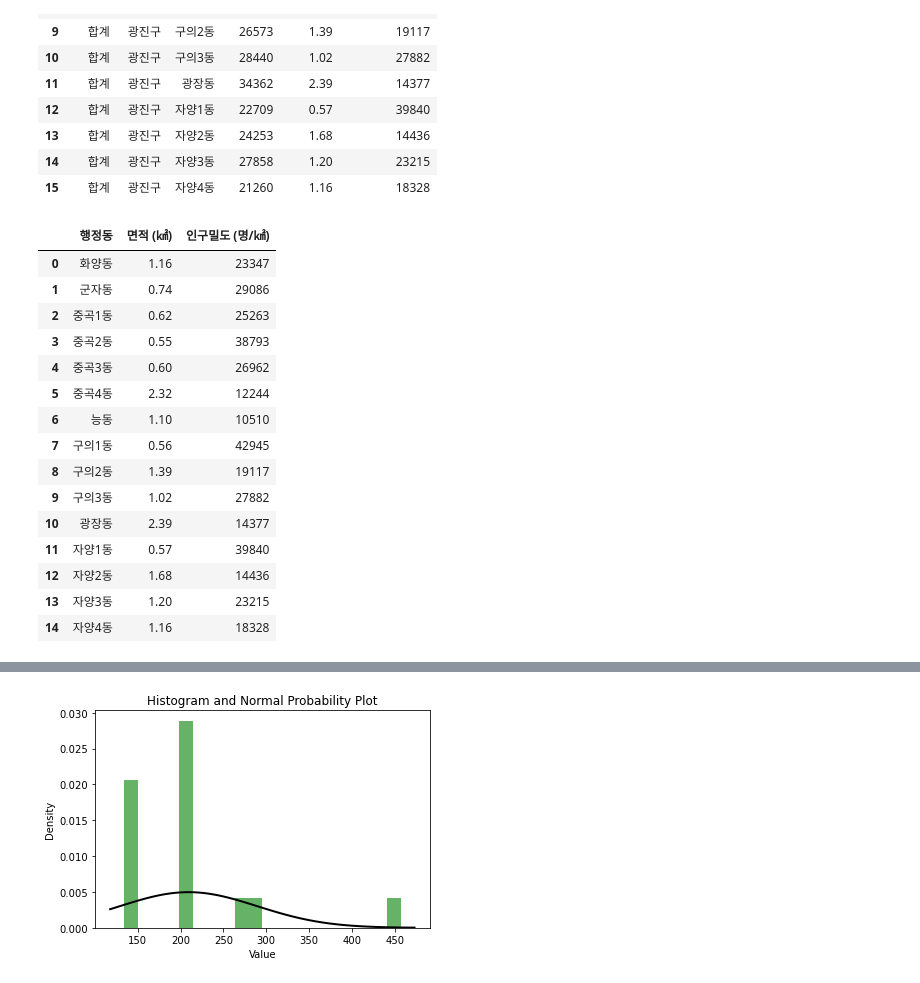
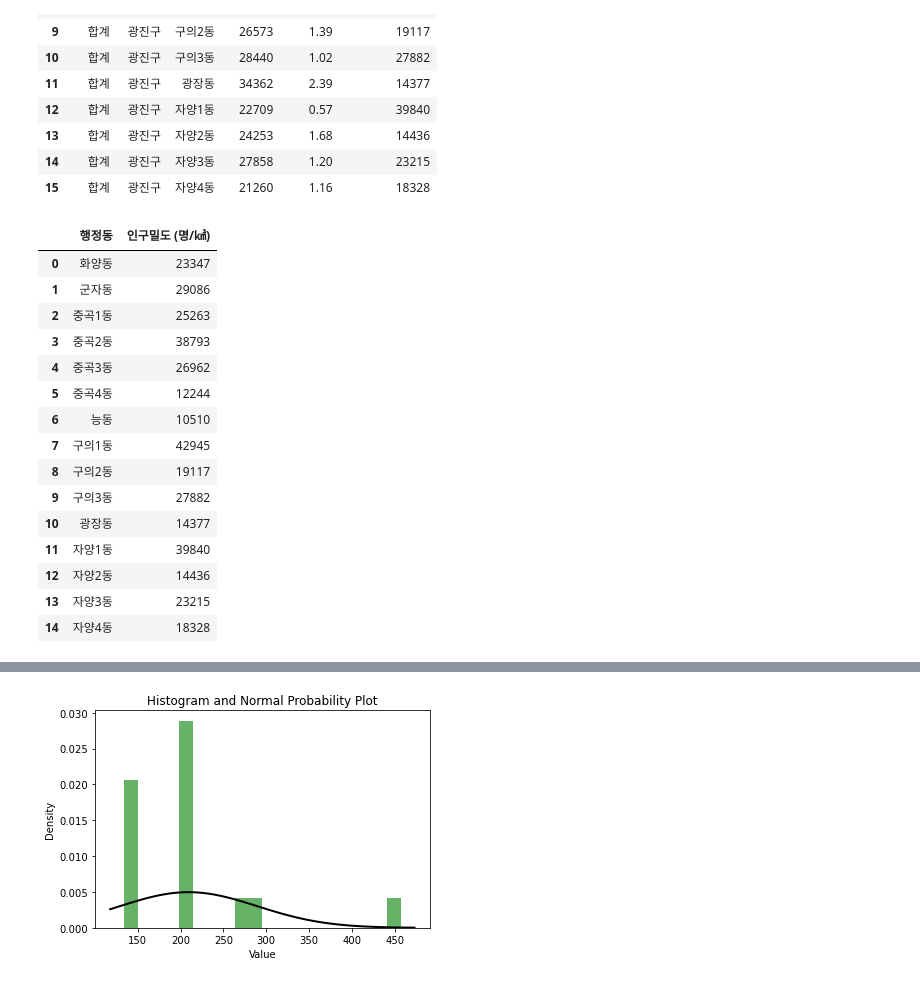
Before and after one commit to actorjung/Gwangjin_Big_Data_Project, a Jupyter notebook: code/suhwan/data.ipynb, the cells around one changed output, grey strips where cells are left out. Saved outputs shown, nothing was run; the diff lists cells and outputs as text; code cells hidden in the pictures.

```diff
--- a/code/suhwan/data.ipynb
+++ b/code/suhwan/data.ipynb
@@ -426,25 +528,25 @@ ground
 # %%
 ground=ground.drop(0).reset_index(drop=True)
 ground.rename(columns={'동별(3)':'행정동'},inplace=True)
-ground=ground[['행정동','면적 (㎢)','인구밀도 (명/㎢)']]
+ground=ground[['행정동','인구밀도 (명/㎢)']]
 ground
 # %% [output]
-|  | 행정동 | 면적 (㎢) | 인구밀도 (명/㎢) |
-| 0 | 화양동 | 1.16 | 23347 |
-| 1 | 군자동 | 0.74 | 29086 |
-| 2 | 중곡1동 | 0.62 | 25263 |
-| 3 | 중곡2동 | 0.55 | 38793 |
-| 4 | 중곡3동 | 0.60 | 26962 |
-| 5 | 중곡4동 | 2.32 | 12244 |
-| 6 | 능동 | 1.10 | 10510 |
-| 7 | 구의1동 | 0.56 | 42945 |
-| 8 | 구의2동 | 1.39 | 19117 |
-| 9 | 구의3동 | 1.02 | 27882 |
-| 10 | 광장동 | 2.39 | 14377 |
-| 11 | 자양1동 | 0.57 | 39840 |
-| 12 | 자양2동 | 1.68 | 14436 |
-| 13 | 자양3동 | 1.20 | 23215 |
-| 14 | 자양4동 | 1.16 | 18328 |
+|  | 행정동 | 인구밀도 (명/㎢) |
+| 0 | 화양동 | 23347 |
+| 1 | 군자동 | 29086 |
+| 2 | 중곡1동 | 25263 |
+| 3 | 중곡2동 | 38793 |
+| 4 | 중곡3동 | 26962 |
+| 5 | 중곡4동 | 12244 |
+| 6 | 능동 | 10510 |
+| 7 | 구의1동 | 42945 |
+| 8 | 구의2동 | 19117 |
+| 9 | 구의3동 | 27882 |
+| 10 | 광장동 | 14377 |
+| 11 | 자양1동 | 39840 |
+| 12 | 자양2동 | 14436 |
+| 13 | 자양3동 | 23215 |
+| 14 | 자양4동 | 18328 |
 # %%
 df=pd.merge(df,ground,how='outer',on='행정동')
 # %%
```
Also changed, not shown: parts of 34 cells of this notebook, 2 other files.
